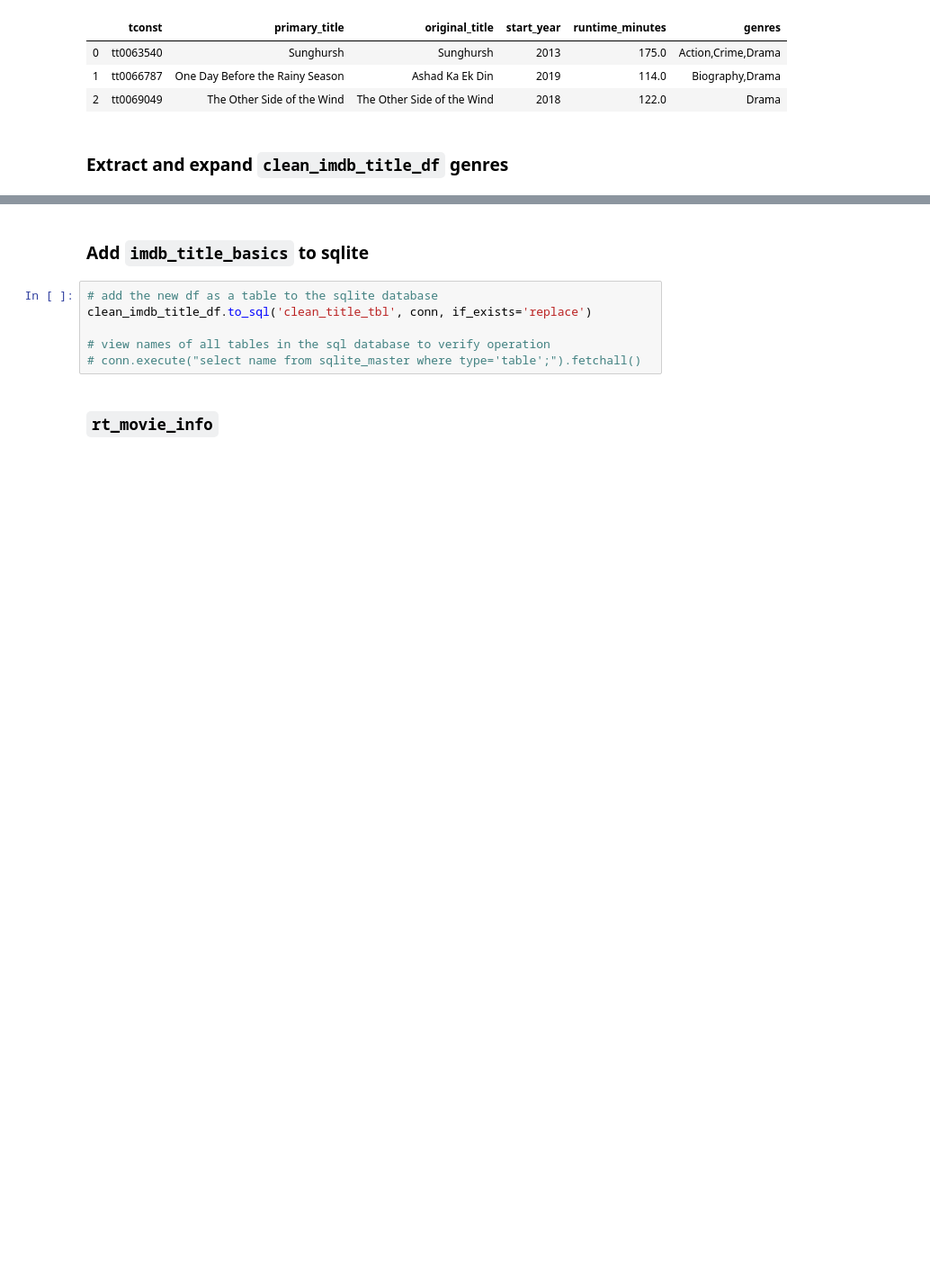
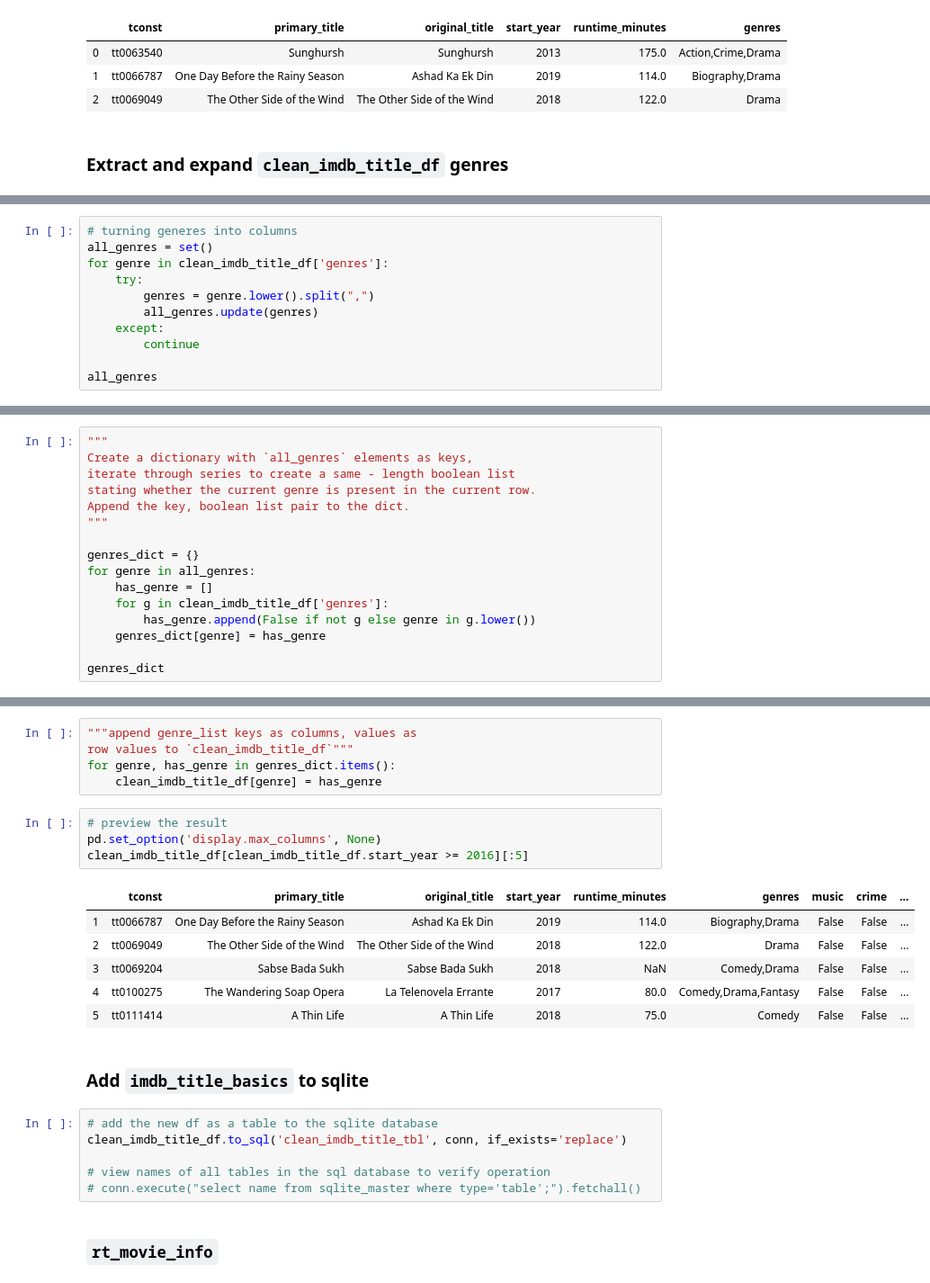
Before and after one commit to jammy-bot/dsc-mod-1-project-v2-1-online-ds-ft-120919, a Jupyter notebook: movies-clean-transform.ipynb, the cells around one changed output, grey strips where cells are left out. Shown at 90% size. Saved outputs shown, nothing was run; the diff lists cells and outputs as text; blank space fills up the shorter version.

Commit message:
q2, q1 tn and bom table join

```diff
--- a/movies-clean-transform.ipynb
+++ b/movies-clean-transform.ipynb
@@ -651,0 +569,11 @@ outer_list = []
+# %%
+# turning generes into columns
+all_genres = set()
+for genre in clean_imdb_title_df['genres']:
+    try:
+        genres = genre.lower().split(",")
+        all_genres.update(genres)
+    except:
+        continue
+
+all_genres
@@ -651,0 +598,16 @@ outer_list = []
+# %%
+"""
+Create a dictionary with `all_genres` elements as keys,
+iterate through series to create a same - length boolean list
+stating whether the current genre is present in the current row.
+Append the key, boolean list pair to the dict.
+"""
+
+genres_dict = {}
+for genre in all_genres:
+    has_genre = []
+    for g in clean_imdb_title_df['genres']:
+        has_genre.append(False if not g else genre in g.lower())
+    genres_dict[genre] = has_genre
+
+genres_dict
@@ -652,8 +632,24 @@ outer_list = []
+# %%
+"""append genre_list keys as columns, values as
+row values to `clean_imdb_title_df`"""
+for genre, has_genre in genres_dict.items():
+    clean_imdb_title_df[genre] = has_genre
+# %%
+# preview the result
+pd.set_option('display.max_columns', None)
+clean_imdb_title_df[clean_imdb_title_df.start_year >= 2016][:5]
+# %% [output]
+|  | tconst | primary_title | original_title | start_year | runtime_minutes | genres | music | crime | ... |
+| 1 | tt0066787 | One Day Before the Rainy Season | Ashad Ka Ek Din | 2019 | 114.0 | Biography,Drama | False | False | ... |
+| 2 | tt0069049 | The Other Side of the Wind | The Other Side of the Wind | 2018 | 122.0 | Drama | False | False | ... |
+| 3 | tt0069204 | Sabse Bada Sukh | Sabse Bada Sukh | 2018 | NaN | Comedy,Drama | False | False | ... |
+| 4 | tt0100275 | The Wandering Soap Opera | La Telenovela Errante | 2017 | 80.0 | Comedy,Drama,Fantasy | False | False | ... |
+| 5 | tt0111414 | A Thin Life | A Thin Life | 2018 | 75.0 | Comedy | False | False | ... |
 # %% [markdown]
 ### Add `imdb_title_basics` to sqlite
 # %%
 # add the new df as a table to the sqlite database
-clean_imdb_title_df.to_sql('clean_title_tbl', conn, if_exists='replace')
+clean_imdb_title_df.to_sql('clean_imdb_title_tbl', conn, if_exists='replace')
 
 # view names of all tables in the sql database to verify operation
 # conn.execute("select name from sqlite_master where type='table';").fetchall()
```
Also changed, not shown: parts of 62 cells of this notebook, 1 other file.
